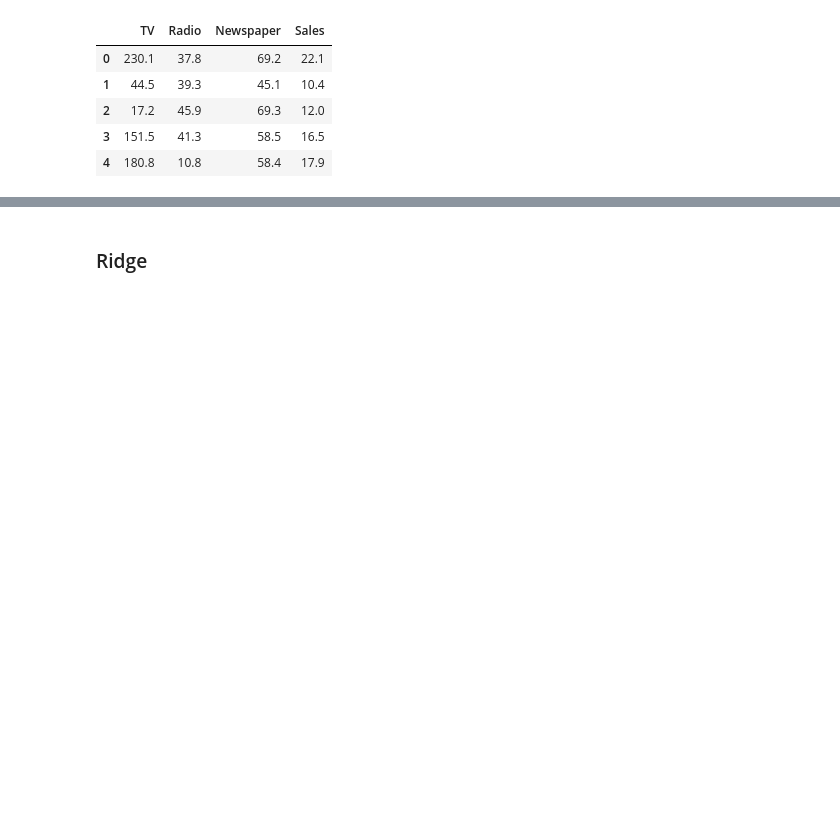
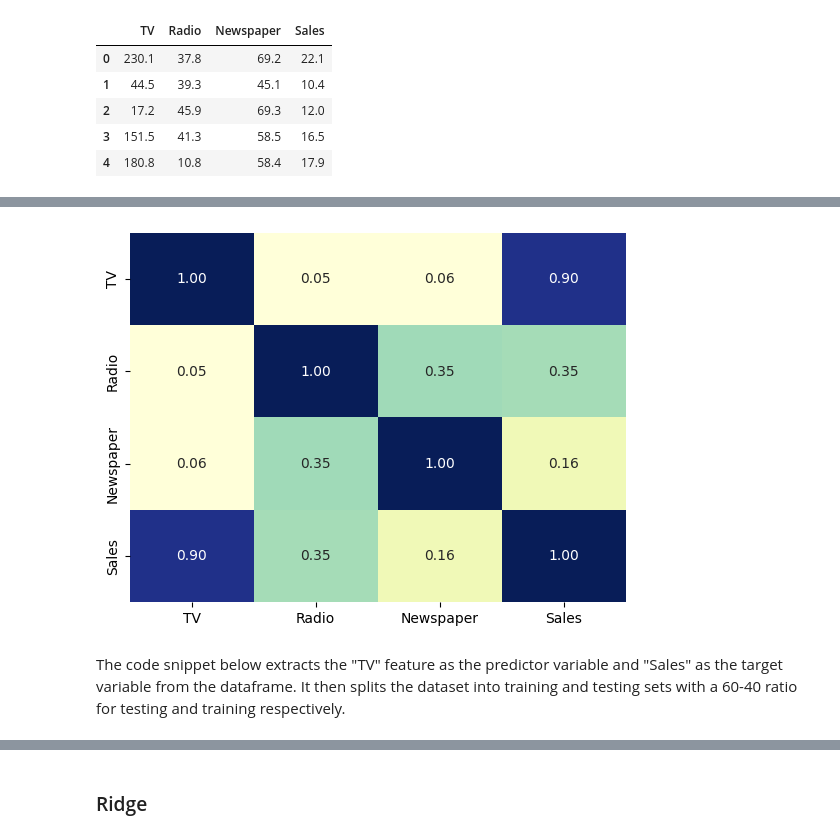
Before and after one commit to Quadratic-Labs/fhe-tutorials, a Jupyter notebook: concrete-ml/Lasso-Ridge-ElasticNet.ipynb, the cells around one changed output, grey strips where cells are left out. Drawn from its saved outputs; the diff is of its cells as text; code cells hidden in the pictures; blank space fills up the shorter version.

```diff
--- a/concrete-ml/Lasso-Ridge-ElasticNet.ipynb
+++ b/concrete-ml/Lasso-Ridge-ElasticNet.ipynb
@@ -50,3 +58,11 @@ df.head()
+# %%
+correlations = df.corr()
+sns.heatmap(correlations, cmap="YlGnBu", annot=True, fmt=".2f", cbar=False)
+plt.show()
+# %% [output]
+[figure, added]
+# %% [markdown]
+The code snippet below extracts the "TV" feature as the predictor variable and "Sales" as the target variable from the dataframe. It then splits the dataset into training and testing sets with a 60-40 ratio for testing and training respectively.
 # %%
 X = df['TV'].values.reshape(-1, 1)
 y = df['Sales'].values
```
Also changed, not shown: parts of 18 cells of this notebook.
